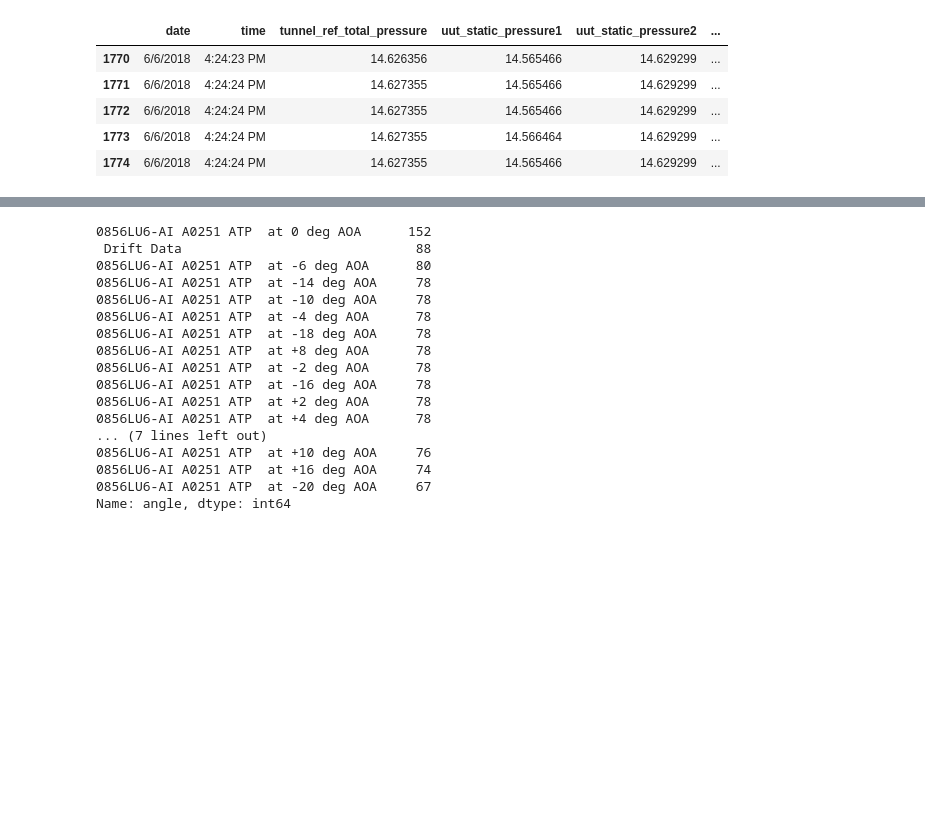
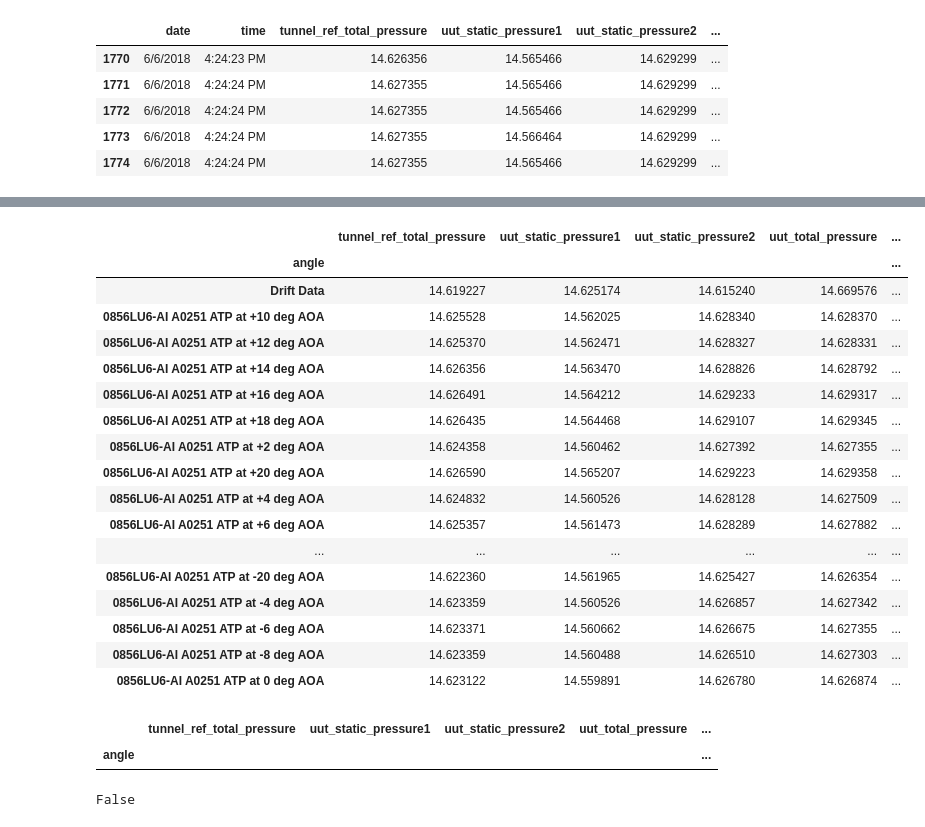
Before and after one commit to jblinman/aeroAnalysis, a Jupyter notebook: aero_repeatability.ipynb, the cells around one changed output, grey strips where cells are left out. Cells and saved outputs as stored; diff of their text form; code cells hidden in the pictures; blank space fills up the shorter version.

```diff
--- a/aero_repeatability.ipynb
+++ b/aero_repeatability.ipynb
@@ -183,33 +232,41 @@ data.tail()
+# %%
+
+mean_df = df.groupby('angle').mean()
+mean_df
+# %% [output]
+|  | tunnel_ref_total_pressure | uut_static_pressure1 | uut_static_pressure2 | uut_total_pressure | ... |
+| angle |  |  |  |  | ... |
+| Drift Data | 14.619227 | 14.625174 | 14.615240 | 14.669576 | ... |
+| 0856LU6-AI A0251 ATP at +10 deg AOA | 14.625528 | 14.562025 | 14.628340 | 14.628370 | ... |
+| 0856LU6-AI A0251 ATP at +12 deg AOA | 14.625370 | 14.562471 | 14.628327 | 14.628331 | ... |
+| 0856LU6-AI A0251 ATP at +14 deg AOA | 14.626356 | 14.563470 | 14.628826 | 14.628792 | ... |
+| 0856LU6-AI A0251 ATP at +16 deg AOA | 14.626491 | 14.564212 | 14.629233 | 14.629317 | ... |
+| 0856LU6-AI A0251 ATP at +18 deg AOA | 14.626435 | 14.564468 | 14.629107 | 14.629345 | ... |
+| 0856LU6-AI A0251 ATP at +2 deg AOA | 14.624358 | 14.560462 | 14.627392 | 14.627355 | ... |
+| 0856LU6-AI A0251 ATP at +20 deg AOA | 14.626590 | 14.565207 | 14.629223 | 14.629358 | ... |
+| 0856LU6-AI A0251 ATP at +4 deg AOA | 14.624832 | 14.560526 | 14.628128 | 14.627509 | ... |
+| 0856LU6-AI A0251 ATP at +6 deg AOA | 14.625357 | 14.561473 | 14.628289 | 14.627882 | ... |
+| ... | ... | ... | ... | ... | ... |
+| 0856LU6-AI A0251 ATP at -20 deg AOA | 14.622360 | 14.561965 | 14.625427 | 14.626354 | ... |
+| 0856LU6-AI A0251 ATP at -4 deg AOA | 14.623359 | 14.560526 | 14.626857 | 14.627342 | ... |
+| 0856LU6-AI A0251 ATP at -6 deg AOA | 14.623371 | 14.560662 | 14.626675 | 14.627355 | ... |
+| 0856LU6-AI A0251 ATP at -8 deg AOA | 14.623359 | 14.560488 | 14.626510 | 14.627303 | ... |
+| 0856LU6-AI A0251 ATP at 0 deg AOA | 14.623122 | 14.559891 | 14.626780 | 14.626874 | ... |
 # %%
-# get averages
-# parse angles
-data['angle'].value_counts()
-# group data by angle
-        # in each of 5 pressure columns, take average over one angle and 15 sec
-#data.groupby
         # normalize by drift data
         # take tunnel_ref_total_pressure, uut_total_pressure (unit under test), take average of each,
         # take difference to find offset to apply to all other uut_total_pressure data (for all angles)
-
+#offset =
+mean_df['tunnel_ref_total_pressure']
+mean_df[mean_df.index=='Drift Data']
         # compare both static pressures to the tunnel_ref_static_pressure and do the same as above
 
         # find impact pressure = tunnel_total - tunnel_static (qc) (do for each angle, do )
         # divide all uut pressure normalized averages (one total, two static) by impact pressure (qc)
 # %% [output]
-0856LU6-AI A0251 ATP  at 0 deg AOA      152
- Drift Data                              88
-0856LU6-AI A0251 ATP  at -6 deg AOA      80
-0856LU6-AI A0251 ATP  at -14 deg AOA     78
-0856LU6-AI A0251 ATP  at -10 deg AOA     78
-0856LU6-AI A0251 ATP  at -4 deg AOA      78
-0856LU6-AI A0251 ATP  at -18 deg AOA     78
-0856LU6-AI A0251 ATP  at +8 deg AOA      78
-0856LU6-AI A0251 ATP  at -2 deg AOA      78
-0856LU6-AI A0251 ATP  at -16 deg AOA     78
-0856LU6-AI A0251 ATP  at +2 deg AOA      78
-0856LU6-AI A0251 ATP  at +4 deg AOA      78
-... (7 lines left out)
-0856LU6-AI A0251 ATP  at +10 deg AOA     76
-0856LU6-AI A0251 ATP  at +16 deg AOA     74
-0856LU6-AI A0251 ATP  at -20 deg AOA     67
-Name: angle, dtype: int64
+|  | tunnel_ref_total_pressure | uut_static_pressure1 | uut_static_pressure2 | uut_total_pressure | ... |
+| angle |  |  |  |  | ... |
+# %%
+'Drift Data' in mean_df.index
+# %% [output]
+False
```
Also changed, not shown: parts of 4 cells of this notebook.
